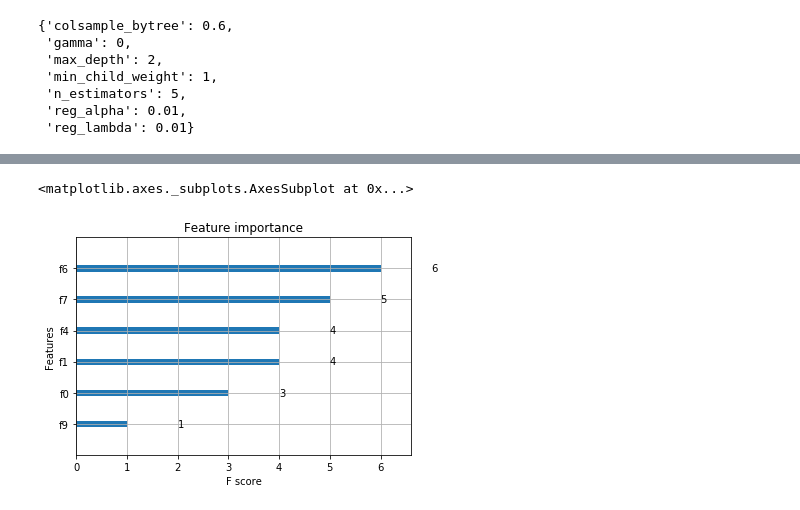
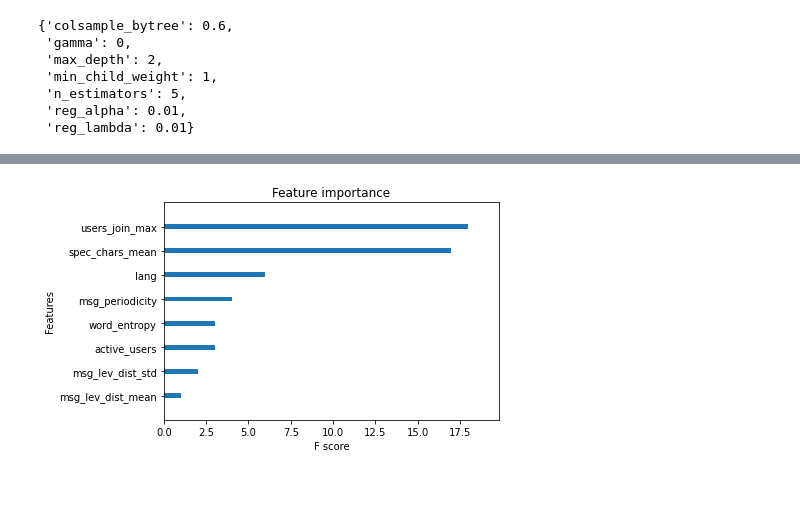
Before and after one commit to stratosphereips/IRC-Behavioral-Analysis, a Jupyter notebook: python/irc_channel_classifier.ipynb, the cells around one changed output, grey strips where cells are left out. Drawn from its saved outputs; the diff is of its cells as text; code cells hidden in the pictures.

```diff
--- a/python/irc_channel_classifier.ipynb
+++ b/python/irc_channel_classifier.ipynb
@@ -826,9 +736,14 @@ min_samples_leaf = bestF.best_params_['min_samples_leaf']
 min_samples_split = bestF.best_params_['min_samples_split']
 n_estimators = bestF.best_params_['n_estimators']
 
-model = RandomForestClassifier(max_depth=max_depth,
-                               min_samples_leaf=min_samples_leaf,
-                               min_samples_split=min_samples_split,
-                               n_estimators=n_estimators)
+model = RandomForestClassifier(n_estimators=n_estimators, max_depth=max_depth, min_samples_leaf=min_samples_leaf, min_samples_split=min_samples_split)
+# y_pred_best = None
+# f1_best = 0
+# for i in range(1000):
+#     model.fit(X_train, y_train)
+#     y_pred = model.predict(X_test_big)
+#     if f1_score(y_test_big,y_pred) > f1_best:
+#         f1_best = f1_score(y_test_big,y_pred)
+#         y_pred_best = y_pred
 model.fit(X_train, y_train)
-y_pred = model.predict(X_test_big)
+y_pred = model.predict(X_test)
@@ -850,18 +804,17 @@ print(model.feature_importances_)
 # %%
-train_ratio = np.arange(0.5,1,0.01)
+train_ratio = np.arange(0.5,0.94,0.005)
 n_samples = len(X)
 train_size = []#list(map(lambda x: round(x*n_samples), train_ratio))
 
 score_trn_list = []
 score_tst_list = []
 for trn_ratio in train_ratio:
-    X_tmp, _, y_tmp, _ = train_test_split(X, y, train_size=trn_ratio, random_state=0)
+    X_tmp, _, y_tmp, _ = train_test_split(X, y, train_size=trn_ratio, stratify=y, random_state=0)
     train_size.append(len(X_tmp))
-    X_train, X_test, y_train, y_test = train_test_split(X_tmp, y_tmp, train_size=0.7, random_state=0)
+    X_train, X_test, y_train, y_test = train_test_split(X_tmp, y_tmp, stratify=y_tmp, test_size=0.2, random_state=0)
     model = RandomForestClassifier(max_depth=max_depth,
                                min_samples_leaf=min_samples_leaf,
-                               min_samples_split=min_samples_split,
-                               n_estimators=n_estimators)
+                               min_samples_split=min_samples_split)
     model.fit(X_train, y_train)
     y_pred_trn = model.predict(X_train)
     y_pred_tst = model.predict(X_test)
@@ -949,7 +895,7 @@ parameters =    {
             'reg_lambda': [1e-2, 1e-1, 1e1,10],
             }
 
-clf = GridSearchCV(xgb.XGBClassifier(), parameters, scoring = 'accuracy', cv = 3, verbose = 1, n_jobs=-1)
+clf = GridSearchCV(xgb.XGBClassifier(), parameters, scoring = 'f1', cv = 3, verbose = 1, n_jobs=-1)
 
 clf.fit(X_train, y_train)
 # %% [output]
@@ -983,7 +935,14 @@ clf.best_params_
  'reg_alpha': 0.01,
  'reg_lambda': 0.01}
 # %%
-xgb_model = xgb.XGBClassifier(colsample_bytree=0.6, gamma=0, max_depth=2,
- min_child_weight=0, n_estimators=10, reg_alpha=0.01,reg_lambda=0.01)
+xgb_model = xgb.XGBClassifier(colsample_bytree=0.6,
+ gamma=0,
+ max_depth=2,
+ min_child_weight=0,
+ n_estimators=25,
+ reg_alpha=0.01,
+ reg_lambda=0.01)
+
+
 xgb_model.fit(X_train, y_train)
 # %% [output]
@@ -1050,7 +1018,8 @@ plt.show()
 # %%
 from xgboost import plot_importance
+xgb_model.get_booster().feature_names = list(data.columns[2:-3])
 
-plot_importance(xgb_model)
+plot_importance(xgb_model,grid=False, show_values=False)
+plt.show()
 # %% [output]
-<matplotlib.axes._subplots.AxesSubplot at 0x...>
-[figure, old version]
+[figure, new version]
```
Also changed, not shown: parts of 64 cells of this notebook, 1 other file.
